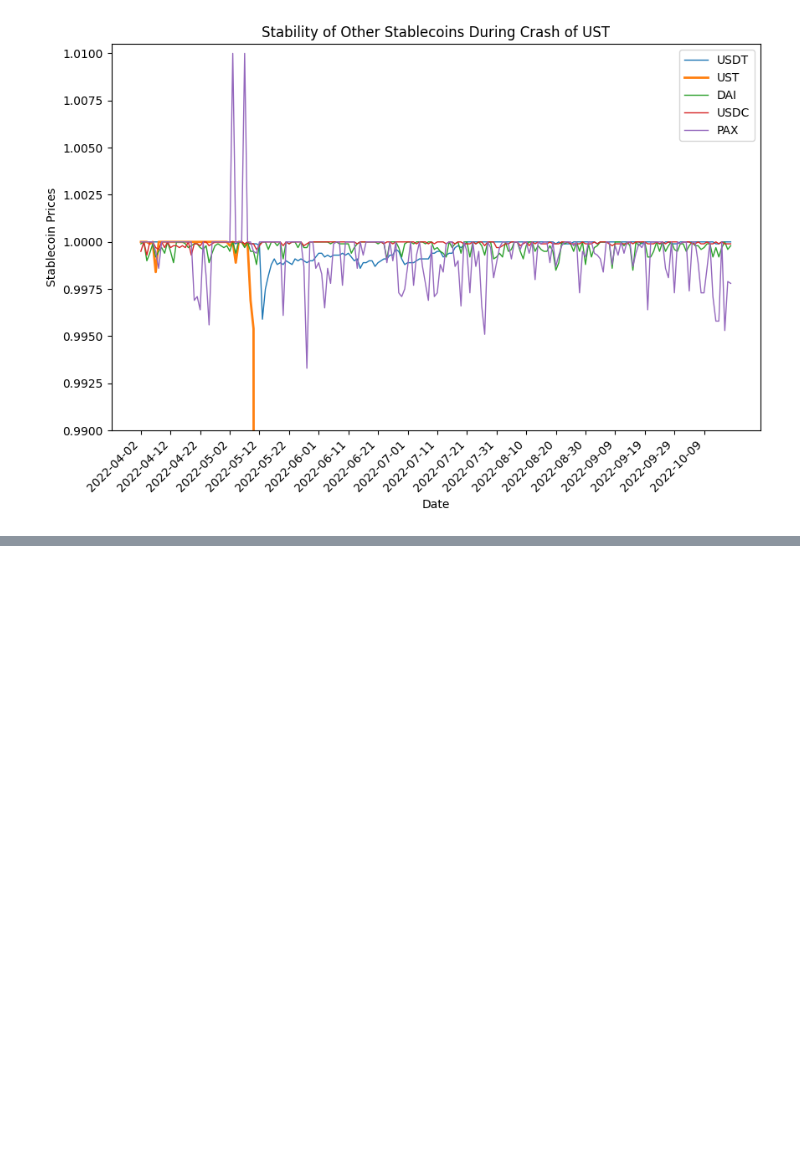
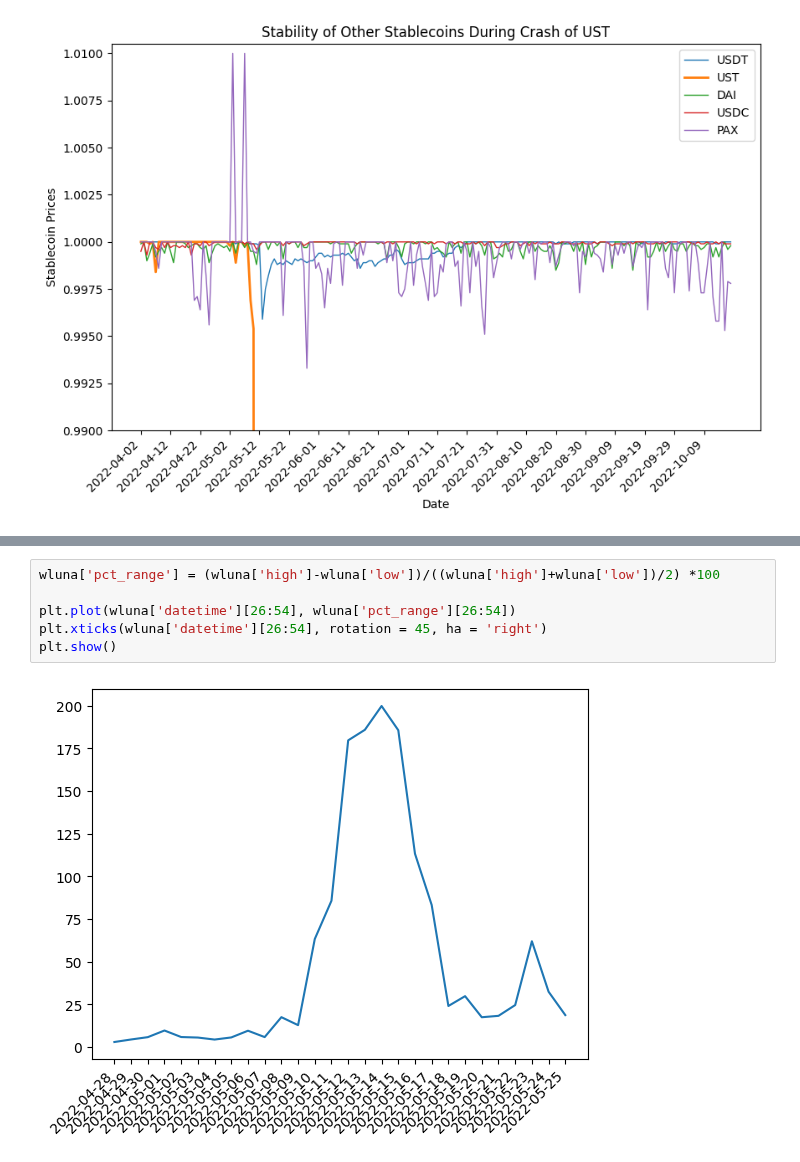
Before and after one commit to ChowchowWorks/DataBusters, a Jupyter notebook: src/crypto_prices.ipynb, the cells around one changed output, grey strips where cells are left out. Cells and saved outputs as stored; diff of their text form; blank space fills up the shorter version.

```diff
--- a/src/crypto_prices.ipynb
+++ b/src/crypto_prices.ipynb
@@ -292,0 +311,8 @@ plt.show()
+# %%
+wluna['pct_range'] = (wluna['high']-wluna['low'])/((wluna['high']+wluna['low'])/2) *100
+
+plt.plot(wluna['datetime'][26:54], wluna['pct_range'][26:54])
+plt.xticks(wluna['datetime'][26:54], rotation = 45, ha = 'right')
+plt.show()
+# %% [output]
+[figure, added]
```
Also changed, not shown: parts of 7 cells of this notebook, 3 other files.
